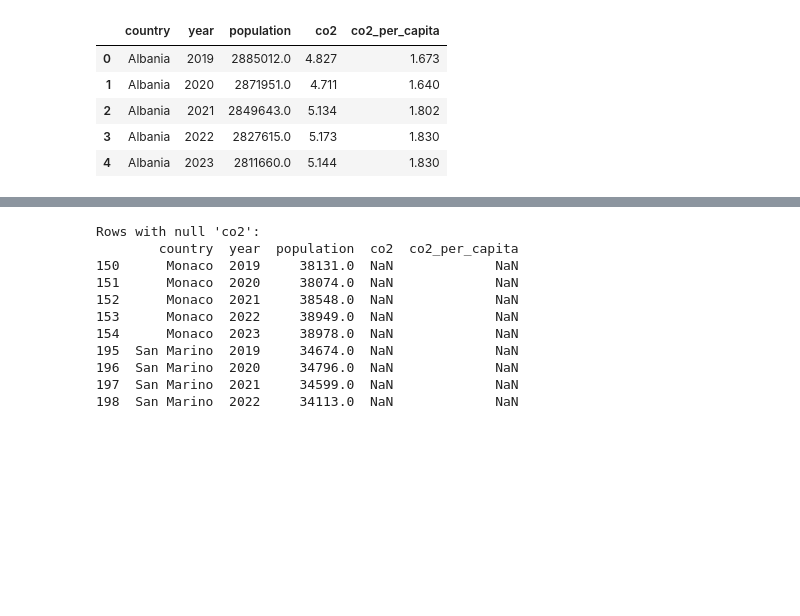
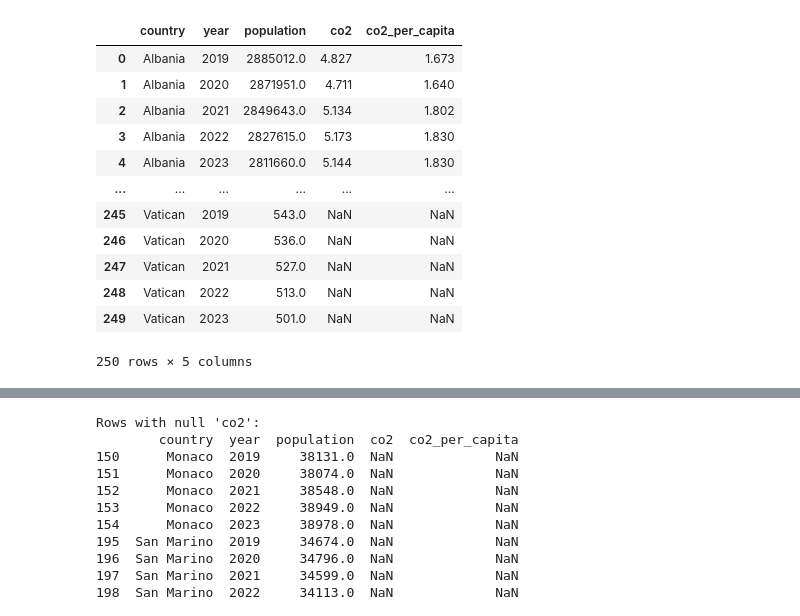
Before and after one commit to mircog991/green-index, a Jupyter notebook: analysis/co2data-analysis.ipynb, the cells around one changed output, grey strips where cells are left out. Cells and saved outputs as stored; diff of their text form; code cells hidden in the pictures; blank space fills up the shorter version.

```diff
--- a/analysis/co2data-analysis.ipynb
+++ b/analysis/co2data-analysis.ipynb
@@ -1,23 +1,30 @@
 # %%
 import pandas as pd
 import seaborn as sns
 import matplotlib.pyplot as plt
 
 df = pd.read_csv('../data_final/european_co2_last5years.csv')
 
 # Filter for only needed columns ('country', 'year', 'population', 'co2' (million tonnes), 'co2_per_capita')
-^
+
 relevant_columns = ['country', 'year', 'population', 'co2', 'co2_per_capita']
 
 filtered_df = df[relevant_columns]
 filtered_df.head()
 # %% [output]
 |  | country | year | population | co2 | co2_per_capita |
 | 0 | Albania | 2019 | 2885012.0 | 4.827 | 1.673 |
 | 1 | Albania | 2020 | 2871951.0 | 4.711 | 1.640 |
 | 2 | Albania | 2021 | 2849643.0 | 5.134 | 1.802 |
 | 3 | Albania | 2022 | 2827615.0 | 5.173 | 1.830 |
 | 4 | Albania | 2023 | 2811660.0 | 5.144 | 1.830 |
+| ... | ... | ... | ... | ... | ... |
+| 245 | Vatican | 2019 | 543.0 | NaN | NaN |
+| 246 | Vatican | 2020 | 536.0 | NaN | NaN |
+| 247 | Vatican | 2021 | 527.0 | NaN | NaN |
+| 248 | Vatican | 2022 | 513.0 | NaN | NaN |
+| 249 | Vatican | 2023 | 501.0 | NaN | NaN |
+250 rows × 5 columns
 # %%
 print(f'Data shape: {filtered_df.shape[0]} rows, {filtered_df.shape[1]} columns')
 # %% [output]
```
Also changed, not shown: parts of 9 cells of this notebook, 8 other files.
